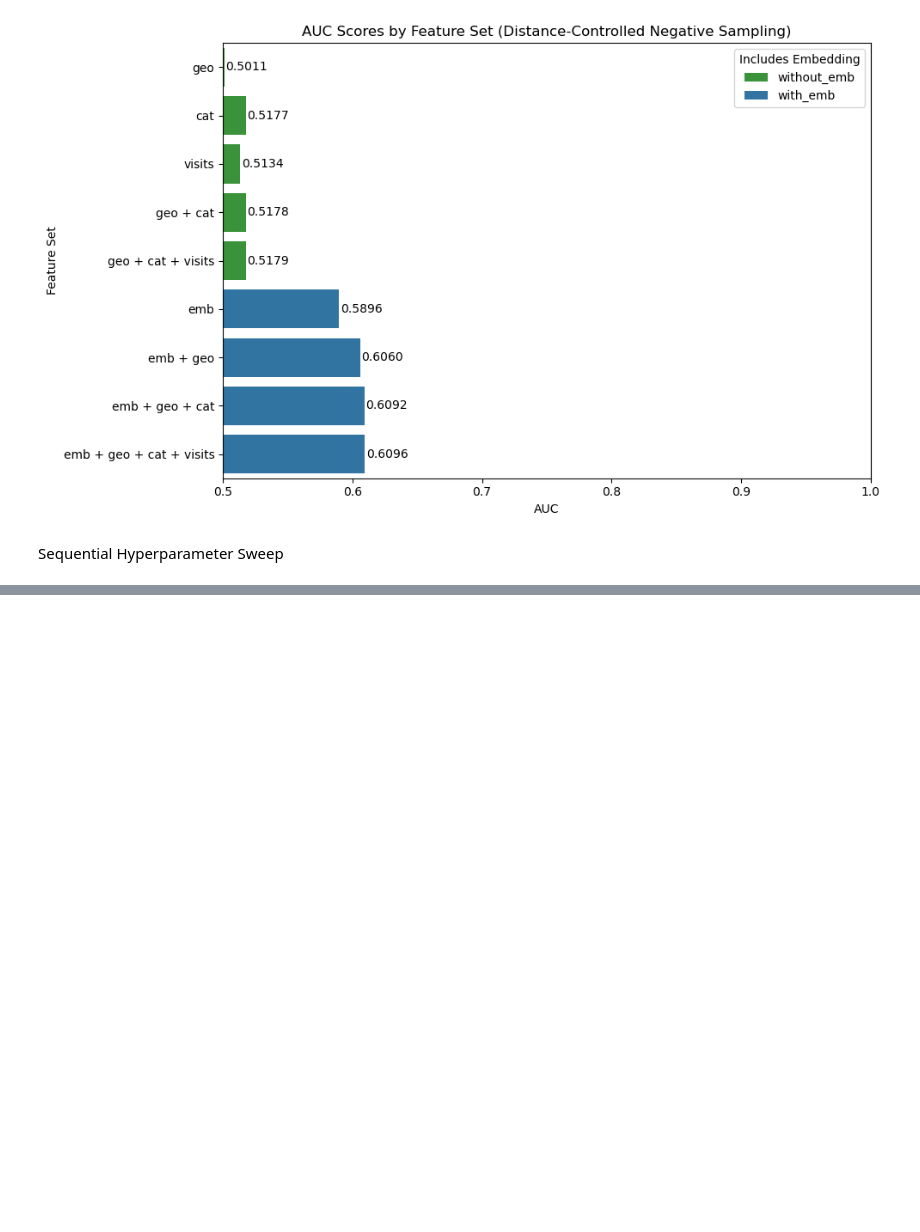
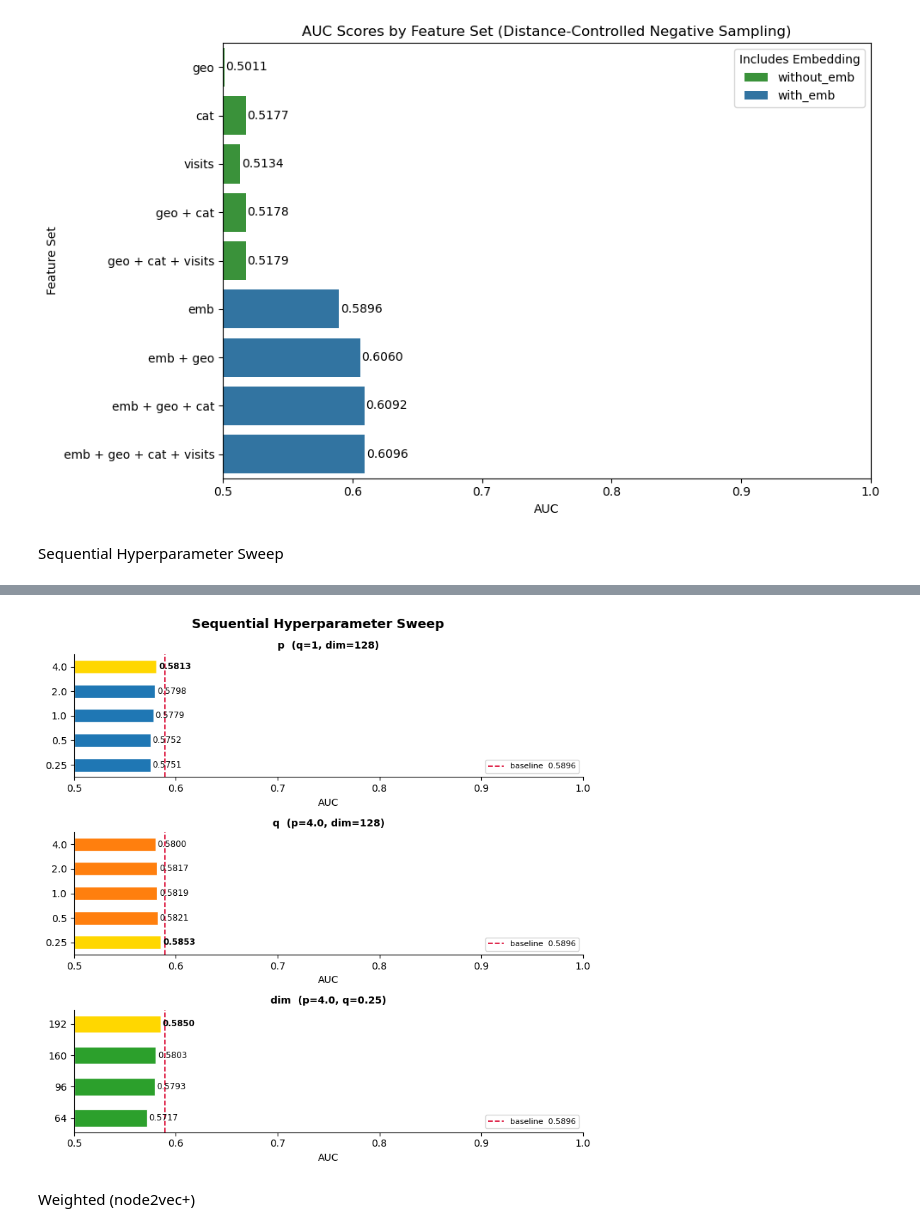
Before and after one commit to caleb-chandler/dependency-link-prediction, a Jupyter notebook: analysis.ipynb, the cells around one changed output, grey strips where cells are left out. Drawn from its saved outputs; the diff is of its cells as text; code cells hidden in the pictures; blank space fills up the shorter version.

Commit message:
set things up for weighted run

```diff
--- a/analysis.ipynb
+++ b/analysis.ipynb
@@ -1040,0 +941,55 @@ Took 00:02:29.72 to generate walks
+# %%
+sweep_dir = Path('data/undir_trials/hparam_sweep')
+with open(sweep_dir / 'all_sweep_results.pkl', 'rb') as f:
+    sweep_results = pickle.load(f)
+
+p_df   = sweep_results['phase1_p']
+q_df   = sweep_results['phase2_q']
+dim_df = sweep_results['phase3_dim']
+best   = sweep_results['best']
+
+try:
+    baseline = auc_emb
+except NameError:
+    baseline = 0.5896
+
+phases = [
+    (p_df,   'p',   f"p  (q=1, dim=128)",                        'tab:blue'),
+    (q_df,   'q',   f"q  (p={best['p']}, dim=128)",              'tab:orange'),
+    (dim_df, 'dim', f"dim  (p={best['p']}, q={best['q']})",      'tab:green'),
+]
+
+fig, axes = plt.subplots(3, 1, figsize=(8, 8))
+fig.suptitle('Sequential Hyperparameter Sweep', fontsize=13, fontweight='bold')
+
+for ax, (df, param, title, color) in zip(axes, phases):
+    labels = [str(v) for v in df[param]]
+    aucs   = df['auc'].values
+    best_i = aucs.argmax()
+
+    colors = [color] * len(aucs)
+    colors[best_i] = 'gold'
+
+    ax.barh(labels, aucs - 0.5, left=0.5, color=colors, edgecolor='white', height=0.55)
+
+    ax.axvline(baseline, color='crimson', linestyle='--', linewidth=1.3,
+               label=f'baseline  {baseline:.4f}')
+
+    for i, val in enumerate(aucs):
+        ax.text(val + 0.002, i, f'{val:.4f}',
+                va='center', fontsize=8.5,
+                fontweight='bold' if i == best_i else 'normal')
+
+    ax.set_xlim(0.5, 1.0)
+    ax.set_xlabel('AUC')
+    ax.set_title(title, fontsize=10, fontweight='bold')
+    ax.legend(fontsize=8, loc='lower right')
+    ax.spines[['top', 'right']].set_visible(False)
+
+plt.tight_layout()
+plt.savefig('data/undir_trials/imgs/hparam_sweep_results.png', bbox_inches='tight', dpi=150)
+plt.show()
+# %% [output]
+[figure, added]
+# %% [markdown]
+Weighted (node2vec+)
```
Also changed, not shown: parts of 3 cells of this notebook, 3 other files.
